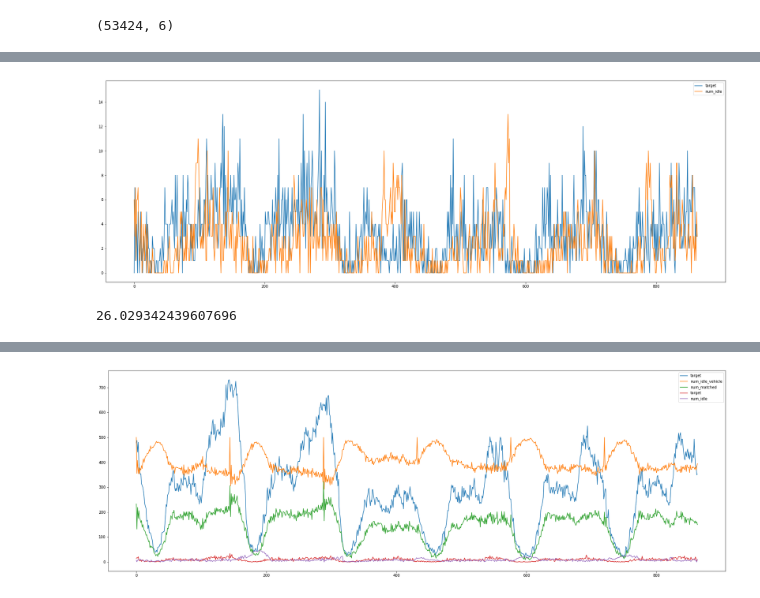
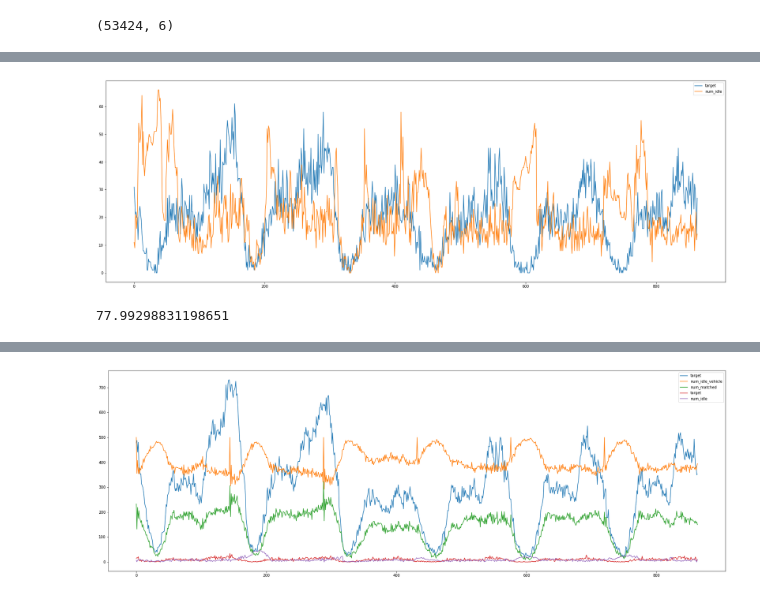
Before and after one commit to kex5n/Vehicles-Dispatch-Simulator, a Jupyter notebook: notebook/analize_test_data.ipynb, the cells around one changed output, grey strips where cells are left out. Cells and saved outputs as stored; diff of their text form; code cells hidden in the pictures.

```diff
--- a/notebook/analize_test_data.ipynb
+++ b/notebook/analize_test_data.ipynb
@@ -40,20 +40,20 @@ df2.head()
 # %%
 import matplotlib.pyplot as plt
 
 plt.figure(figsize=(30,10))
-for i in [50]:
+for i in [30]:
     tmp = df2[df2["GridID"]==i]
     plt.plot(range(len(tmp)),tmp["target"], label="target")
     plt.plot(range(len(tmp)),tmp["num_idle_vehicle"], label="num_idle")
 plt.legend()
 plt.show()
 # %% [output]
-[figure, old version]
+[figure, new version]
 # %%
-tmp = pd.read_csv("../outputs/2022-6-30_12:26/dispatch_history.csv")
+tmp = pd.read_csv("../outputs/2022-6-30_21:51/dispatch_history.csv")
 (len(tmp[tmp["from_area_id"]==tmp["to_area_id"]]) / len(tmp)) * 100
 # %% [output]
-26.029342439607696
+77.99298831198651
 # %%
 tmp2 = df2[["day", "hour", "minute", "target", "num_idle_vehicle"]].groupby(["day", "hour", "minute"]).sum()
 plt.plot(list(range(len(tmp2))), tmp2["target"], label="target")
```
Also changed, not shown: parts of 10 cells of this notebook, 7 other files.
